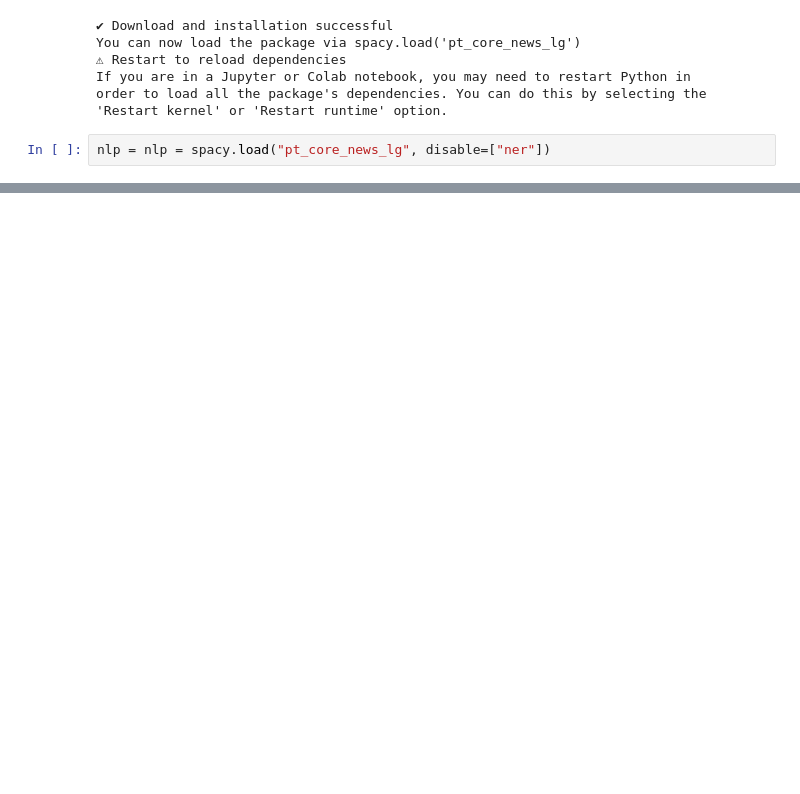
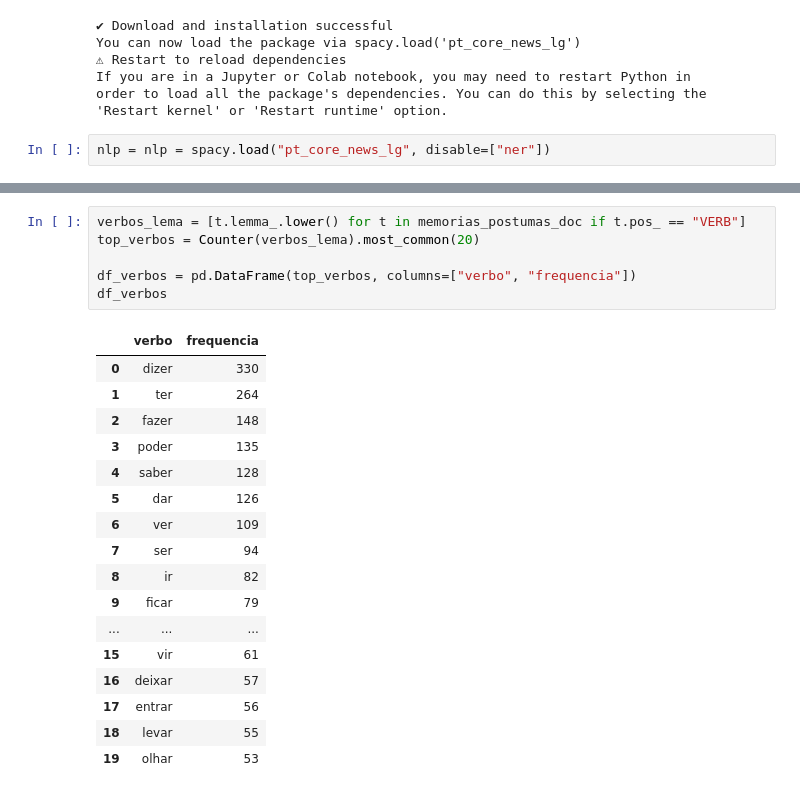
Before and after one commit to jhlopesalves/eda_humanidades, a Jupyter notebook: encontro_1/enc_1.ipynb, the cells around one changed output, grey strips where cells are left out. Saved outputs shown, nothing was run; the diff lists cells and outputs as text; blank space fills up the shorter version.

```diff
--- a/encontro_1/enc_1.ipynb
+++ b/encontro_1/enc_1.ipynb
@@ -94,0 +138,24 @@ memorias_postumas_doc = nlp()
+# %%
+verbos_lema = [t.lemma_.lower() for t in memorias_postumas_doc if t.pos_ == "VERB"]
+top_verbos = Counter(verbos_lema).most_common(20)
+
+df_verbos = pd.DataFrame(top_verbos, columns=["verbo", "frequencia"])
+df_verbos
+# %% [output]
+|  | verbo | frequencia |
+| 0 | dizer | 330 |
+| 1 | ter | 264 |
+| 2 | fazer | 148 |
+| 3 | poder | 135 |
+| 4 | saber | 128 |
+| 5 | dar | 126 |
+| 6 | ver | 109 |
+| 7 | ser | 94 |
+| 8 | ir | 82 |
+| 9 | ficar | 79 |
+| ... | ... | ... |
+| 15 | vir | 61 |
+| 16 | deixar | 57 |
+| 17 | entrar | 56 |
+| 18 | levar | 55 |
+| 19 | olhar | 53 |
```
Also changed, not shown: parts of 11 cells of this notebook, 1 other file.
